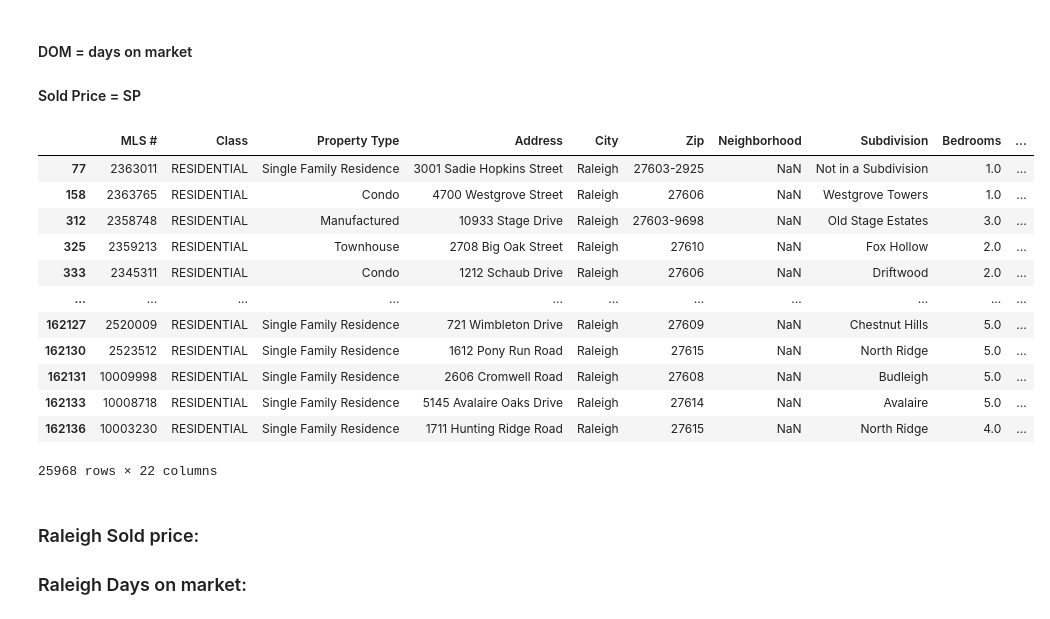
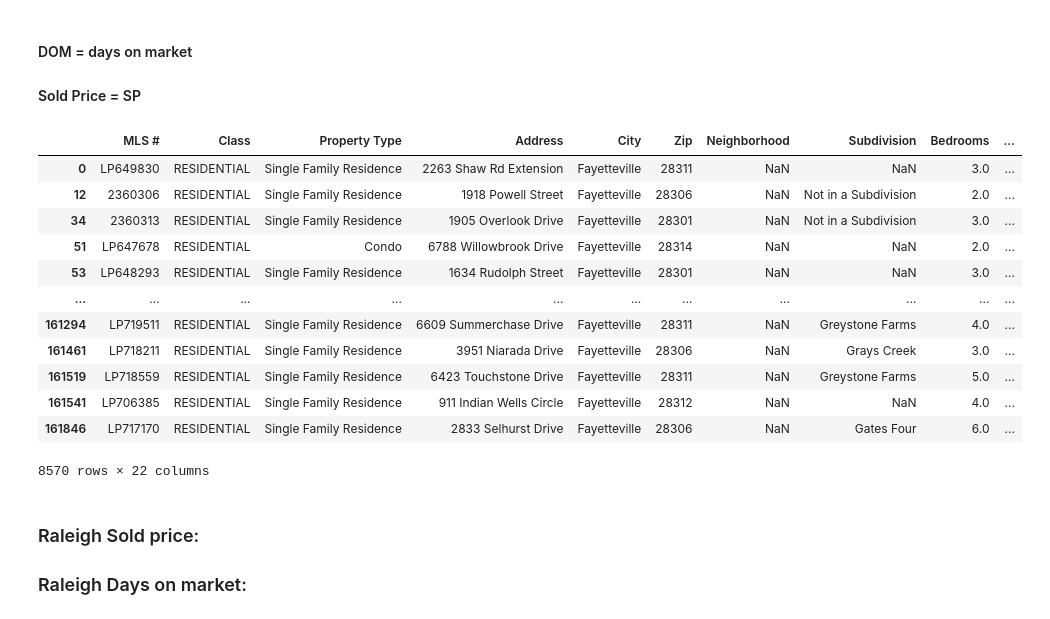
Before and after one commit to atulbachhav22/Real-Estate-Analysis-Project, a Jupyter notebook: real-estate-analysis_updated.ipynb, the cells around one changed output. Cells and saved outputs as stored; diff of their text form; code cells hidden in the pictures.

Commit message:
Added data and plots for Fayetteville

```diff
--- a/real-estate-analysis_updated.ipynb
+++ b/real-estate-analysis_updated.ipynb
@@ -548,22 +548,27 @@ display(DaysOnMarket_grouped, sold_price_grouped)
 # %%
 raleigh_grouped_all = combined_df.loc[combined_df["City"] == "Raleigh"]
 raleigh_grouped_SP = sold_price_grouped.loc[sold_price_grouped["City"] == "Raleigh"]
 raleigh_grouped_DOM = DaysOnMarket_grouped.loc[DaysOnMarket_grouped["City"] == "Raleigh"]
 raleigh_grouped_all
+
+fayetteville_grouped_all = combined_df.loc[combined_df["City"] == "Fayetteville"]
+fayetteville_grouped_SP = sold_price_grouped.loc[sold_price_grouped["City"] == "Fayetteville"]
+fayetteville_grouped_DOM = DaysOnMarket_grouped.loc[DaysOnMarket_grouped["City"] == "Fayetteville"]
+fayetteville_grouped_all
 # %% [output]
 |  | MLS # | Class | Property Type | Address | City | Zip | Neighborhood | Subdivision | Bedrooms | ... |
-| 77 | 2363011 | RESIDENTIAL | Single Family Residence | 3001 Sadie Hopkins Street | Raleigh | 27603-2925 | NaN | Not in a Subdivision | 1.0 | ... |
-| 158 | 2363765 | RESIDENTIAL | Condo | 4700 Westgrove Street | Raleigh | 27606 | NaN | Westgrove Towers | 1.0 | ... |
-| 312 | 2358748 | RESIDENTIAL | Manufactured | 10933 Stage Drive | Raleigh | 27603-9698 | NaN | Old Stage Estates | 3.0 | ... |
-| 325 | 2359213 | RESIDENTIAL | Townhouse | 2708 Big Oak Street | Raleigh | 27610 | NaN | Fox Hollow | 2.0 | ... |
-| 333 | 2345311 | RESIDENTIAL | Condo | 1212 Schaub Drive | Raleigh | 27606 | NaN | Driftwood | 2.0 | ... |
+| 0 | LP649830 | RESIDENTIAL | Single Family Residence | 2263 Shaw Rd Extension | Fayetteville | 28311 | NaN | NaN | 3.0 | ... |
+| 12 | 2360306 | RESIDENTIAL | Single Family Residence | 1918 Powell Street | Fayetteville | 28306 | NaN | Not in a Subdivision | 2.0 | ... |
+| 34 | 2360313 | RESIDENTIAL | Single Family Residence | 1905 Overlook Drive | Fayetteville | 28301 | NaN | Not in a Subdivision | 3.0 | ... |
+| 51 | LP647678 | RESIDENTIAL | Condo | 6788 Willowbrook Drive | Fayetteville | 28314 | NaN | NaN | 2.0 | ... |
+| 53 | LP648293 | RESIDENTIAL | Single Family Residence | 1634 Rudolph Street | Fayetteville | 28301 | NaN | NaN | 3.0 | ... |
 | ... | ... | ... | ... | ... | ... | ... | ... | ... | ... | ... |
-| 162127 | 2520009 | RESIDENTIAL | Single Family Residence | 721 Wimbleton Drive | Raleigh | 27609 | NaN | Chestnut Hills | 5.0 | ... |
-| 162130 | 2523512 | RESIDENTIAL | Single Family Residence | 1612 Pony Run Road | Raleigh | 27615 | NaN | North Ridge | 5.0 | ... |
-| 162131 | 10009998 | RESIDENTIAL | Single Family Residence | 2606 Cromwell Road | Raleigh | 27608 | NaN | Budleigh | 5.0 | ... |
-| 162133 | 10008718 | RESIDENTIAL | Single Family Residence | 5145 Avalaire Oaks Drive | Raleigh | 27614 | NaN | Avalaire | 5.0 | ... |
-| 162136 | 10003230 | RESIDENTIAL | Single Family Residence | 1711 Hunting Ridge Road | Raleigh | 27615 | NaN | North Ridge | 4.0 | ... |
+| 161294 | LP719511 | RESIDENTIAL | Single Family Residence | 6609 Summerchase Drive | Fayetteville | 28311 | NaN | Greystone Farms | 4.0 | ... |
+| 161461 | LP718211 | RESIDENTIAL | Single Family Residence | 3951 Niarada Drive | Fayetteville | 28306 | NaN | Grays Creek | 3.0 | ... |
+| 161519 | LP718559 | RESIDENTIAL | Single Family Residence | 6423 Touchstone Drive | Fayetteville | 28311 | NaN | Greystone Farms | 5.0 | ... |
+| 161541 | LP706385 | RESIDENTIAL | Single Family Residence | 911 Indian Wells Circle | Fayetteville | 28312 | NaN | NaN | 4.0 | ... |
+| 161846 | LP717170 | RESIDENTIAL | Single Family Residence | 2833 Selhurst Drive | Fayetteville | 28306 | NaN | Gates Four | 6.0 | ... |
-25968 rows × 22 columns
+8570 rows × 22 columns
 # %% [markdown]
 ### Raleigh Sold price:
 ### Raleigh Days on market:
```
Also changed, not shown: parts of 8 cells of this notebook.
